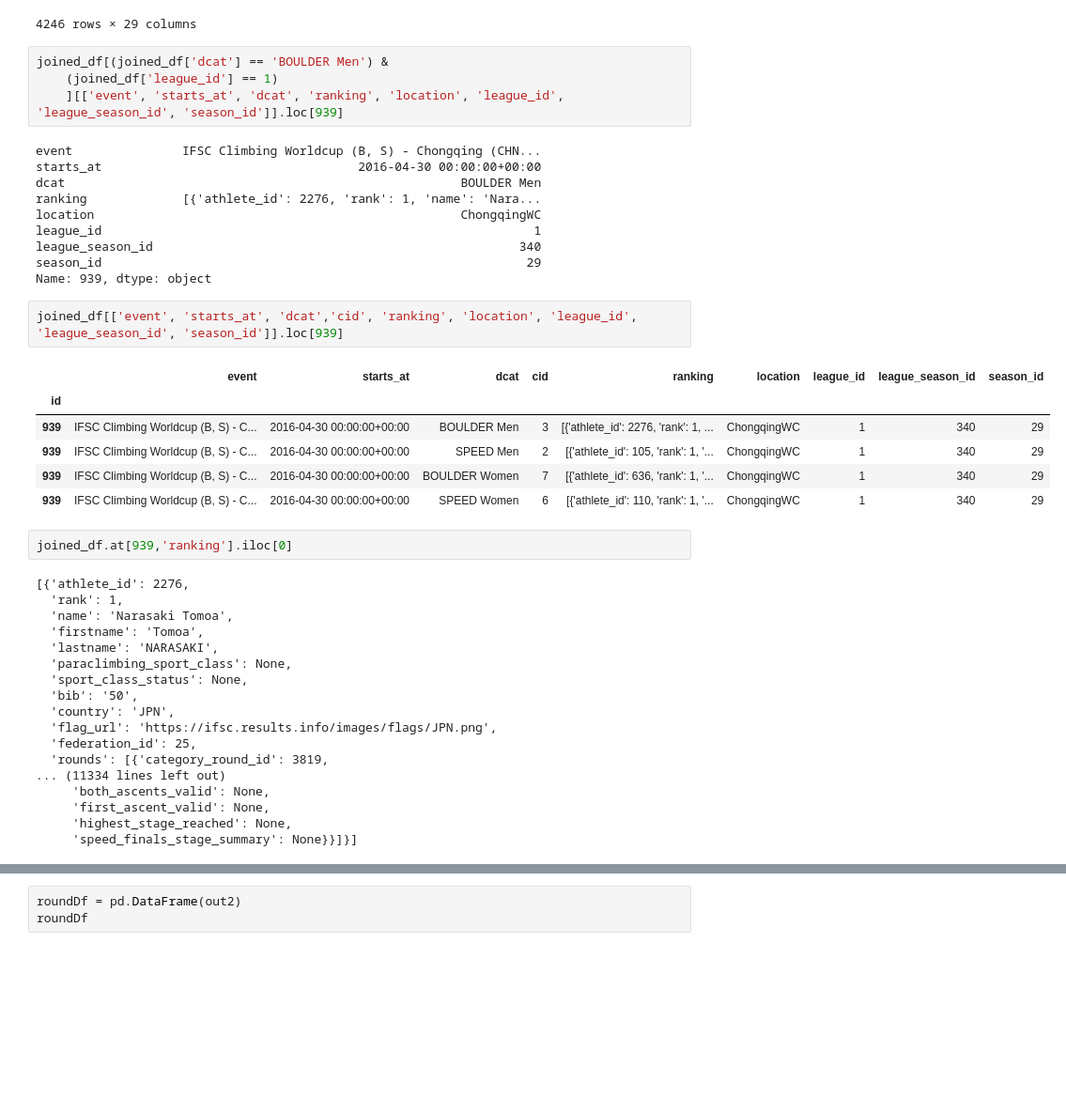
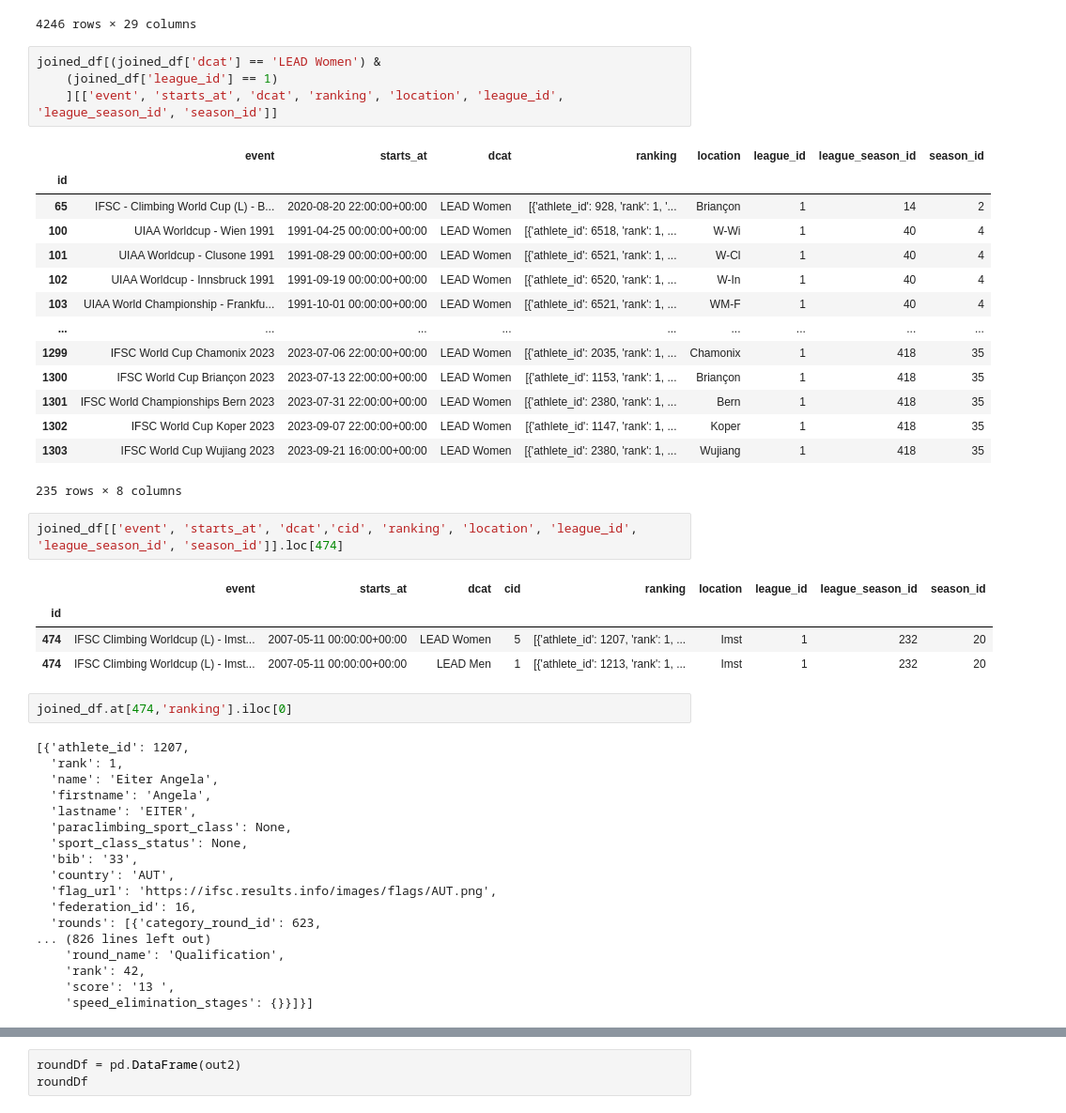
Before and after one commit to manhellis/ifsc-result-browser, a Jupyter notebook: fastAPI/workspace.ipynb, the cells around one changed output, grey strips where cells are left out. Shown at 94% size. Cells and saved outputs as stored; diff of their text form; blank space fills up the shorter version.

```diff
--- a/fastAPI/workspace.ipynb
+++ b/fastAPI/workspace.ipynb
@@ -314,48 +314,51 @@ joined_df
 | 1351 | NEOM IFSC Masters 2023 | SPEED Women | finished | 2023-11-24 18:33:19 UTC | 2023-11-24 18:25:48 UTC | [{'category_round_id': 8457, 'kin... | [{'athlete_id': 3311, 'rank': 1, ... | fullResults_1351_414.json | 2023-11-24 18:25:48+00:00 | ... |
 4246 rows × 29 columns
 # %%
-joined_df[(joined_df['dcat'] == 'BOULDER Men') &
+joined_df[(joined_df['dcat'] == 'LEAD Women') &
     (joined_df['league_id'] == 1)
-    ][['event', 'starts_at', 'dcat', 'ranking', 'location', 'league_id', 'league_season_id', 'season_id']].loc[939]
+    ][['event', 'starts_at', 'dcat', 'ranking', 'location', 'league_id', 'league_season_id', 'season_id']]
 # %% [output]
+|  | event | starts_at | dcat | ranking | location | league_id | league_season_id | season_id |
+| id |  |  |  |  |  |  |  |  |
+| 65 | IFSC - Climbing World Cup (L) - B... | 2020-08-20 22:00:00+00:00 | LEAD Women | [{'athlete_id': 928, 'rank': 1, '... | Briançon | 1 | 14 | 2 |
+| 100 | UIAA Worldcup - Wien 1991 | 1991-04-25 00:00:00+00:00 | LEAD Women | [{'athlete_id': 6518, 'rank': 1, ... | W-Wi | 1 | 40 | 4 |
+| 101 | UIAA Worldcup - Clusone 1991 | 1991-08-29 00:00:00+00:00 | LEAD Women | [{'athlete_id': 6521, 'rank': 1, ... | W-Cl | 1 | 40 | 4 |
+| 102 | UIAA Worldcup - Innsbruck 1991 | 1991-09-19 00:00:00+00:00 | LEAD Women | [{'athlete_id': 6520, 'rank': 1, ... | W-In | 1 | 40 | 4 |
+| 103 | UIAA World Championship - Frankfu... | 1991-10-01 00:00:00+00:00 | LEAD Women | [{'athlete_id': 6521, 'rank': 1, ... | WM-F | 1 | 40 | 4 |
+| ... | ... | ... | ... | ... | ... | ... | ... | ... |
+| 1299 | IFSC World Cup Chamonix 2023 | 2023-07-06 22:00:00+00:00 | LEAD Women | [{'athlete_id': 2035, 'rank': 1, ... | Chamonix | 1 | 418 | 35 |
+| 1300 | IFSC World Cup Briançon 2023 | 2023-07-13 22:00:00+00:00 | LEAD Women | [{'athlete_id': 1153, 'rank': 1, ... | Briançon | 1 | 418 | 35 |
+| 1301 | IFSC World Championships Bern 2023 | 2023-07-31 22:00:00+00:00 | LEAD Women | [{'athlete_id': 2380, 'rank': 1, ... | Bern | 1 | 418 | 35 |
+| 1302 | IFSC World Cup Koper 2023 | 2023-09-07 22:00:00+00:00 | LEAD Women | [{'athlete_id': 1147, 'rank': 1, ... | Koper | 1 | 418 | 35 |
+| 1303 | IFSC World Cup Wujiang 2023 | 2023-09-21 16:00:00+00:00 | LEAD Women | [{'athlete_id': 2380, 'rank': 1, ... | Wujiang | 1 | 418 | 35 |
-event               IFSC Climbing Worldcup (B, S) - Chongqing (CHN...
-starts_at                                   2016-04-30 00:00:00+00:00
-dcat                                                      BOULDER Men
-ranking             [{'athlete_id': 2276, 'rank': 1, 'name': 'Nara...
-location                                                  ChongqingWC
-league_id                                                           1
-league_season_id                                                  340
-season_id                                                          29
-Name: 939, dtype: object
+235 rows × 8 columns
 # %%
-joined_df[['event', 'starts_at', 'dcat','cid', 'ranking', 'location', 'league_id', 'league_season_id', 'season_id']].loc[939]
+joined_df[['event', 'starts_at', 'dcat','cid', 'ranking', 'location', 'league_id', 'league_season_id', 'season_id']].loc[474]
 # %% [output]
 |  | event | starts_at | dcat | cid | ranking | location | league_id | league_season_id | season_id |
 | id |  |  |  |  |  |  |  |  |  |
-| 939 | IFSC Climbing Worldcup (B, S) - C... | 2016-04-30 00:00:00+00:00 | BOULDER Men | 3 | [{'athlete_id': 2276, 'rank': 1, ... | ChongqingWC | 1 | 340 | 29 |
-| 939 | IFSC Climbing Worldcup (B, S) - C... | 2016-04-30 00:00:00+00:00 | SPEED Men | 2 | [{'athlete_id': 105, 'rank': 1, '... | ChongqingWC | 1 | 340 | 29 |
-| 939 | IFSC Climbing Worldcup (B, S) - C... | 2016-04-30 00:00:00+00:00 | BOULDER Women | 7 | [{'athlete_id': 636, 'rank': 1, '... | ChongqingWC | 1 | 340 | 29 |
-| 939 | IFSC Climbing Worldcup (B, S) - C... | 2016-04-30 00:00:00+00:00 | SPEED Women | 6 | [{'athlete_id': 110, 'rank': 1, '... | ChongqingWC | 1 | 340 | 29 |
+| 474 | IFSC Climbing Worldcup (L) - Imst... | 2007-05-11 00:00:00+00:00 | LEAD Women | 5 | [{'athlete_id': 1207, 'rank': 1, ... | Imst | 1 | 232 | 20 |
+| 474 | IFSC Climbing Worldcup (L) - Imst... | 2007-05-11 00:00:00+00:00 | LEAD Men | 1 | [{'athlete_id': 1213, 'rank': 1, ... | Imst | 1 | 232 | 20 |
 # %%
-joined_df.at[939,'ranking'].iloc[0]
+joined_df.at[474,'ranking'].iloc[0]
 # %% [output]
-[{'athlete_id': 2276,
+[{'athlete_id': 1207,
   'rank': 1,
-  'name': 'Narasaki Tomoa',
-  'firstname': 'Tomoa',
-  'lastname': 'NARASAKI',
+  'name': 'Eiter Angela',
+  'firstname': 'Angela',
+  'lastname': 'EITER',
   'paraclimbing_sport_class': None,
   'sport_class_status': None,
-  'bib': '50',
-  'country': 'JPN',
-  'flag_url': 'https://ifsc.results.info/images/flags/JPN.png',
-  'federation_id': 25,
-  'rounds': [{'category_round_id': 3819,
-... (11334 lines left out)
-     'both_ascents_valid': None,
-     'first_ascent_valid': None,
-     'highest_stage_reached': None,
-     'speed_finals_stage_summary': None}}]}]
+  'bib': '33',
+  'country': 'AUT',
+  'flag_url': 'https://ifsc.results.info/images/flags/AUT.png',
+  'federation_id': 16,
+  'rounds': [{'category_round_id': 623,
+... (826 lines left out)
+    'round_name': 'Qualification',
+    'rank': 42,
+    'score': '13 ',
+    'speed_elimination_stages': {}}]}]
 # %%
 round = joined_df.at[939,'ranking'].iloc[0]
 # this is where older data formats must be converted to the new format
```
Also changed, not shown: parts of 12 cells of this notebook, 6 other files.
